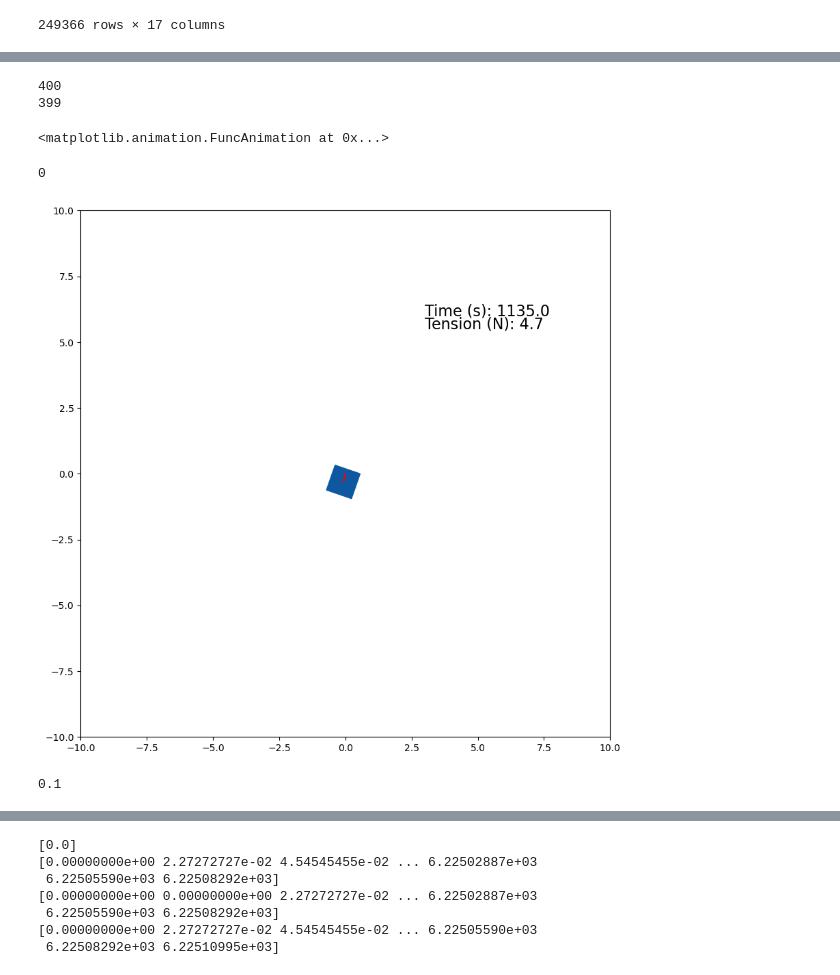
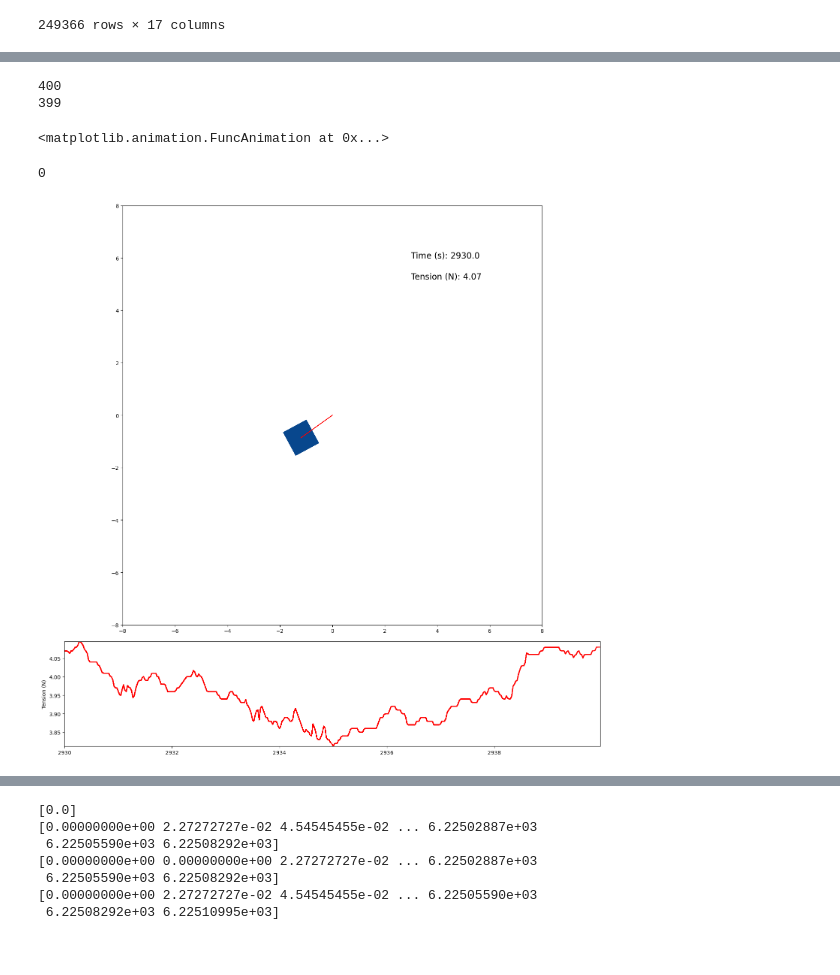
Before and after one commit to UMDBPP/TUFFcode, a Jupyter notebook: Data Analysis/data playground.ipynb, the cells around one changed output, grey strips where cells are left out. Drawn from its saved outputs; the diff is of its cells as text; code cells hidden in the pictures.

Commit message:
tension plot in animation

```diff
--- a/Data Analysis/data playground.ipynb
+++ b/Data Analysis/data playground.ipynb
@@ -238,9 +252,12 @@ import time
 import matplotlib.cm as cm
 
 box_width = 1
-plot_width = 10
-fig,ax = plt.subplots()
-currentAxis = plt.gca()
+plot_width = 8
+# fig,ax = plt.subplots()
+fig, (ax1,ax2) = plt.subplots(2,1,sharex=False,gridspec_kw={'height_ratios': [4, 1]})
+# currentAxis = ax1
+# ax2.set_box_aspect(.2)
+# ax1.set_box_aspect(1)
 
 # anglex_ = np.array(anglex)
 # t_ = np.array(t)
@@ -256,47 +273,53 @@ def animate(i):
     time = t_selected[i*multiple]
     tension_i = tension_selected[i*multiple]
 #     time = t_[i*multiple]
-    currentAxis.clear()
-    currentAxis.set_ylim(-plot_width, plot_width)
-    currentAxis.set_xlim(-plot_width, plot_width)
+    ax1.clear()
+    ax1.set_ylim(-plot_width, plot_width)
+    ax1.set_xlim(-plot_width, plot_width)
     color_val = (tension_i-tension_min)/(tension_max-tension_min)
-    currentAxis.add_patch(Rectangle((x_coord - box_width/2, y_coord - box_width/2), box_width, box_width,
+    ax1.add_patch(Rectangle((x_coord - box_width/2, y_coord - box_width/2), box_width, box_width,
                                     angle=angle, rotation_point='center', color = cm.Blues(color_val)))
-    currentAxis.text(3,6, 'Time (s): ' + str(round(time,2)), fontsize = 16)
-    currentAxis.text(3,5.5, 'Tension (N): ' + str(round(tension_i,2)), fontsize = 16)
-    plt.plot([0, x_coord], [0, y_coord], 'r')
-#     plt.close()
+    ax1.text(3,6, 'Time (s): ' + str(round(time,2)), fontsize = 16)
+    ax1.text(3,5.2, 'Tension (N): ' + str(round(tension_i,2)), fontsize = 16)
+    ax1.plot([0, x_coord], [0, y_coord], 'r')
+#     print(tension_selected)
+#     print(t_selected[:i])
+#     print(tension_selected[:i])
+#     print('_____________')
+    ax2.plot(t_selected[:i+1], tension_selected[:i+1], 'r')
+    ax2.set_xlim(t_selected[0], t_selected[-1])
+    ax2.set_ylim(tension_min, tension_max)
 
-min_t = 1135
+min_t = 2930
 min_i = np.argmin(np.abs(np.array(t_angle_res) - min_t))
-max_t = 1145
+max_t = 2940
 max_i = np.argmin(np.abs(np.array(t_angle_res) - max_t))
 # print(min_i)
 # print(max_i)
 t_selected = t_angle_res[min_i:max_i]
 x_selected = x_res[min_i:max_i]
 y_selected = y_res[min_i:max_i]
 z_selected = z_res[min_i:max_i]
 anglex_selected = anglex_res[min_i:max_i]
 tension_selected = tension_res[min_i:max_i]
 tension_max = max(tension_selected)
 tension_min = min(tension_selected)
 # tension_max = max(tension)
 # tension_min = min(tension)
 frames = (max_i-min_i)
 print(frames)
 
-plt.rcParams['figure.figsize'] = (10,10)
+plt.rcParams['figure.figsize'] = (8,10)
+fig.tight_layout()
+ax1.set_aspect('equal')
+ax2.set_ylabel('Tension (N)')
+# plt.subplots_adjust(hspace=.0)
 ani = FuncAnimation(fig, animate, frames=frames, interval=25)
 
 ani
 # %% [output]
 400
 399
 <matplotlib.animation.FuncAnimation at 0x...>
 0
-[figure, old version]
+[figure, new version]
-# %%
-min(tension_res)
-# %% [output]
-0.1
```
Also changed, not shown: parts of 17 cells of this notebook.
